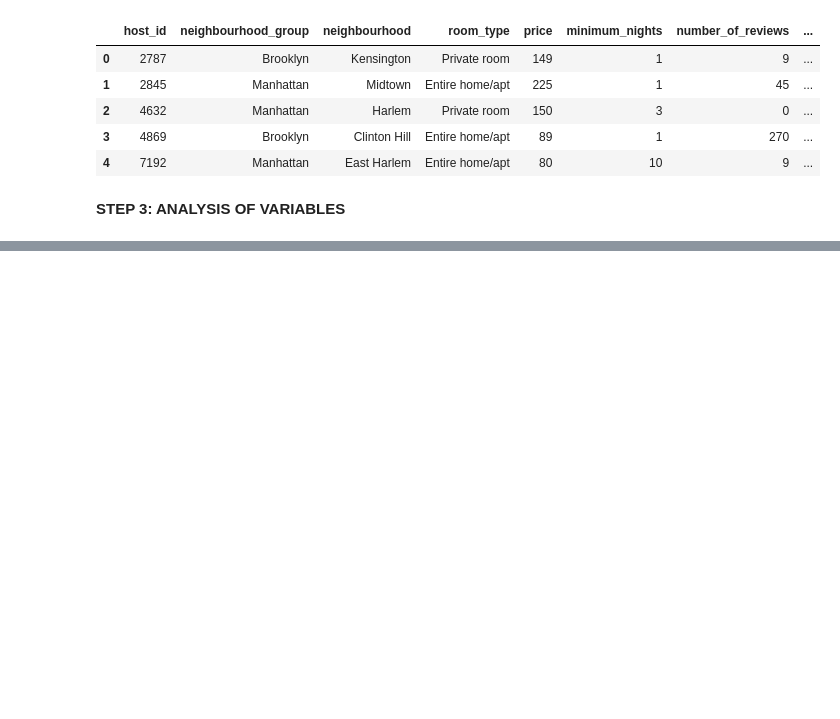
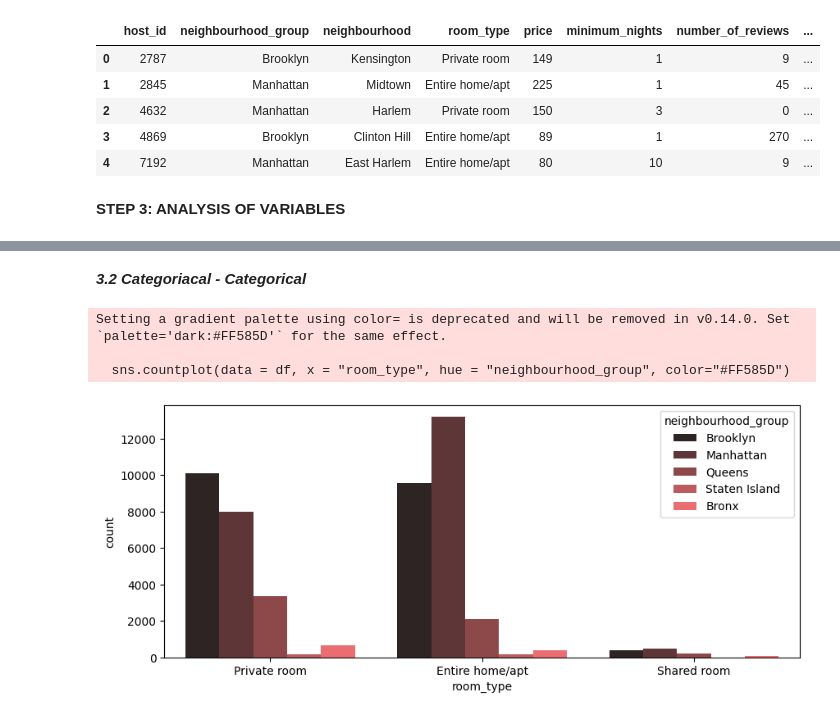
Before and after one commit to PazReumante/machine-learning-python-template, a Jupyter notebook: src/explore.ipynb, the cells around one changed output, grey strips where cells are left out. Saved outputs shown, nothing was run; the diff lists cells and outputs as text; code cells hidden in the pictures; blank space fills up the shorter version.

```diff
--- a/src/explore.ipynb
+++ b/src/explore.ipynb
@@ -135,0 +160,14 @@ print(nan_counts)
+# %% [markdown]
+**_3.2 Categoriacal - Categorical_**
+# %%
+fig, axis = plt.subplots(figsize = (10, 4))
+
+sns.countplot(data = df, x = "room_type", hue = "neighbourhood_group", color="#FF585D")
+
+# Show the plot
+plt.show()
+# %% [output]
+Setting a gradient palette using color= is deprecated and will be removed in v0.14.0. Set `palette='dark:#FF585D'` for the same effect.
+
+  sns.countplot(data = df, x = "room_type", hue = "neighbourhood_group", color="#FF585D")
+[figure, added]
```
Also changed, not shown: parts of 47 cells of this notebook.
